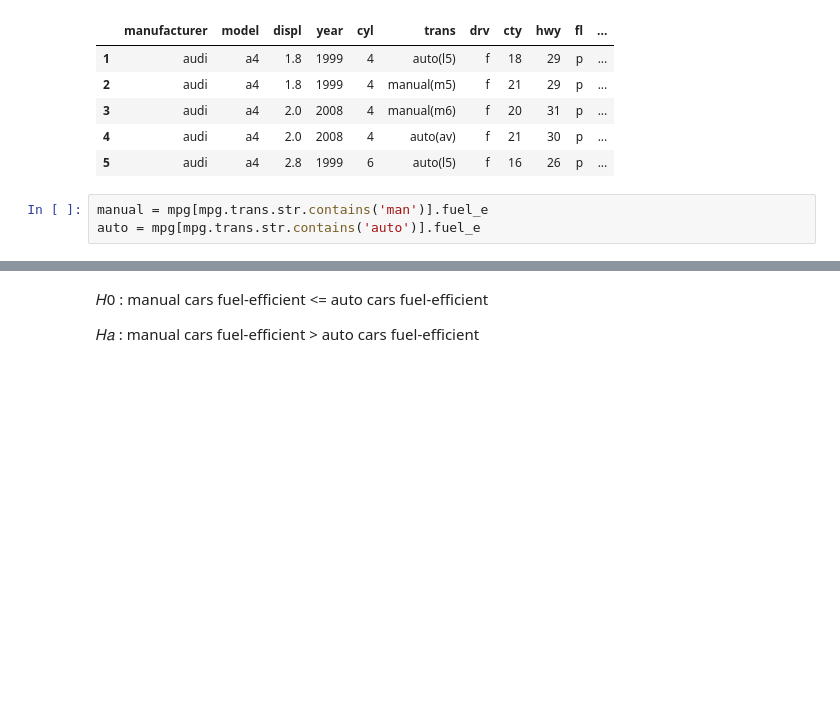
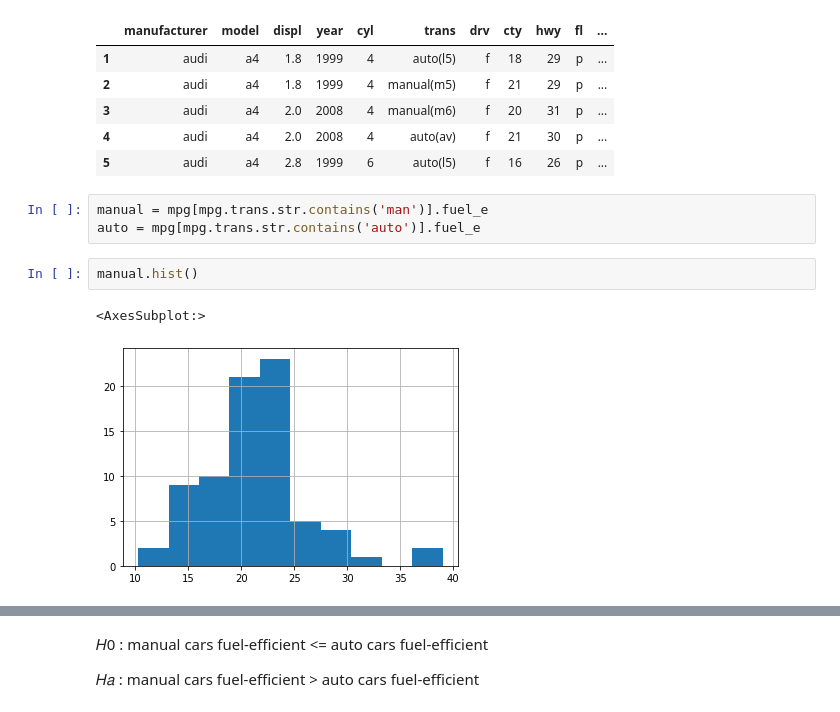
Before and after one commit to Chenchen070/statistics-exercises, a Jupyter notebook: hypothesis_testing.ipynb, the cells around one changed output, grey strips where cells are left out. Drawn from its saved outputs; the diff is of its cells as text; blank space fills up the shorter version.

```diff
--- a/hypothesis_testing.ipynb
+++ b/hypothesis_testing.ipynb
@@ -251,3 +291,8 @@ mpg.head()
 # %%
 manual = mpg[mpg.trans.str.contains('man')].fuel_e
 auto = mpg[mpg.trans.str.contains('auto')].fuel_e
+# %%
+manual.hist()
+# %% [output]
+<AxesSubplot:>
+[figure, added]
```
Also changed, not shown: parts of 24 cells of this notebook.
